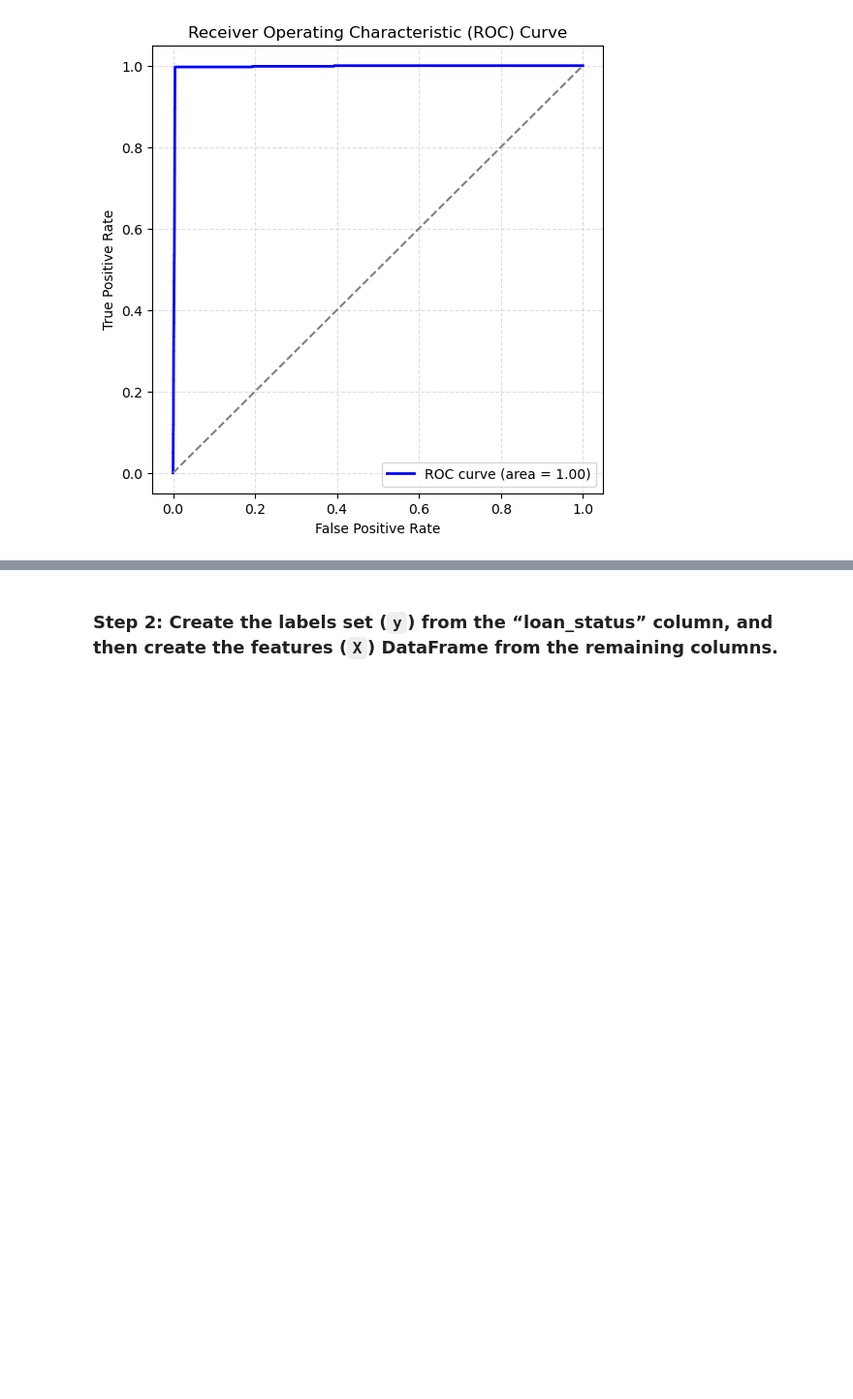
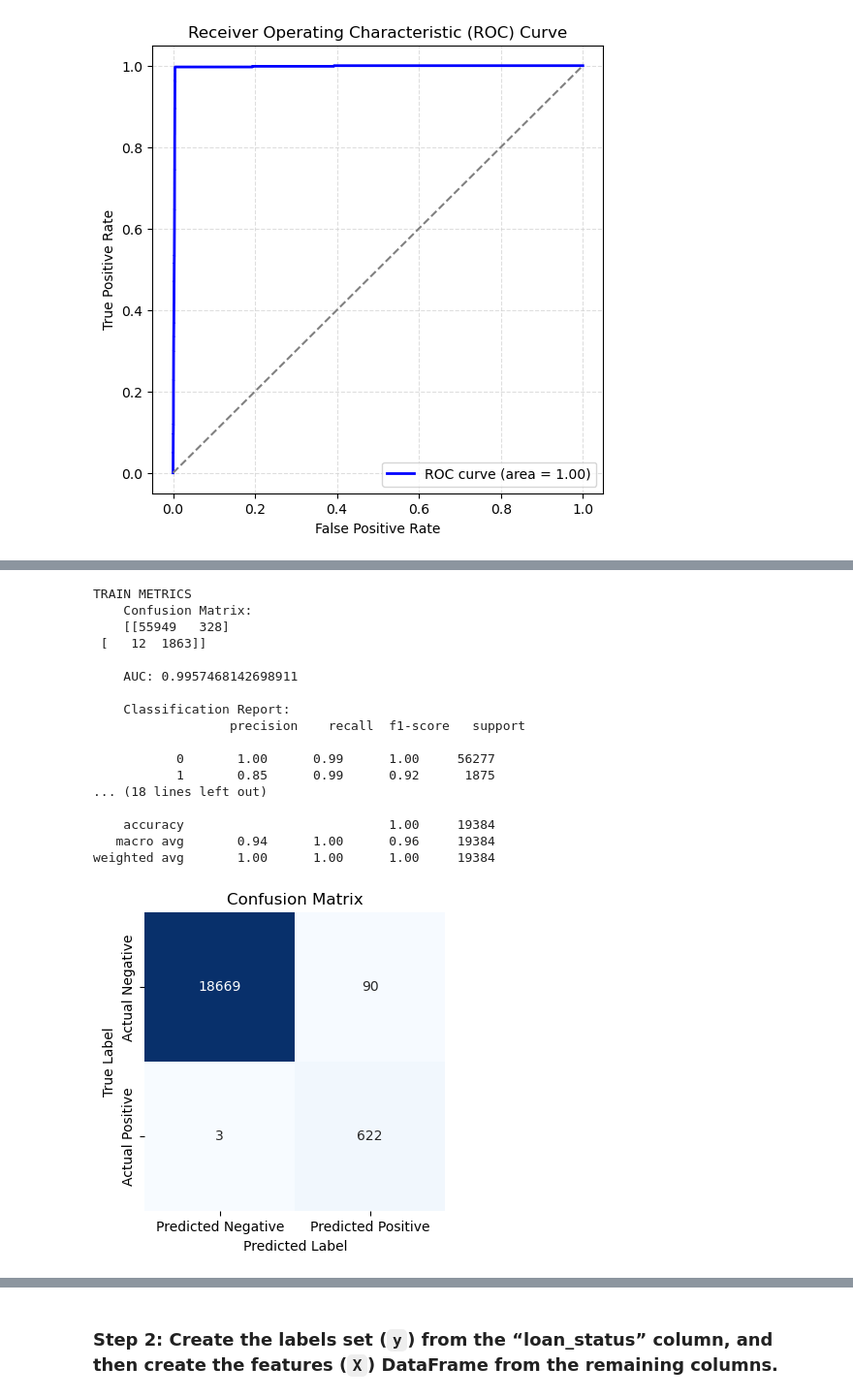
Before and after one commit to ajmonte0920/20_da_sep2024_hw_20_credit-risk-classification, a Jupyter notebook: Credit_Risk/credit_risk_classification.ipynb, the cells around one changed output, grey strips where cells are left out. Shown: that part at 97% size. Cells and saved outputs as stored; diff of their text form; code cells hidden in the pictures; blank space fills up the shorter version.

```diff
--- a/Credit_Risk/credit_risk_classification.ipynb
+++ b/Credit_Risk/credit_risk_classification.ipynb
@@ -286,0 +339,25 @@ weighted avg       1.00      0.99      0.99     19384
+# %%
+ # Step 2: Init the Model
+svc = SVC(probability=True)
+
+# Do Machine Learning
+doClassification(svc, X_train, X_test, y_train, y_test)
+# %% [output]
+TRAIN METRICS
+    Confusion Matrix:
+    [[55949   328]
+ [   12  1863]]
+
+    AUC: 0.9957468142698911
+
+    Classification Report:
+                  precision    recall  f1-score   support
+
+           0       1.00      0.99      1.00     56277
+           1       0.85      0.99      0.92      1875
+... (18 lines left out)
+
+    accuracy                           1.00     19384
+   macro avg       0.94      1.00      0.96     19384
+weighted avg       1.00      1.00      1.00     19384
+[figure, added]
```
Also changed, not shown: parts of 3 cells of this notebook.
